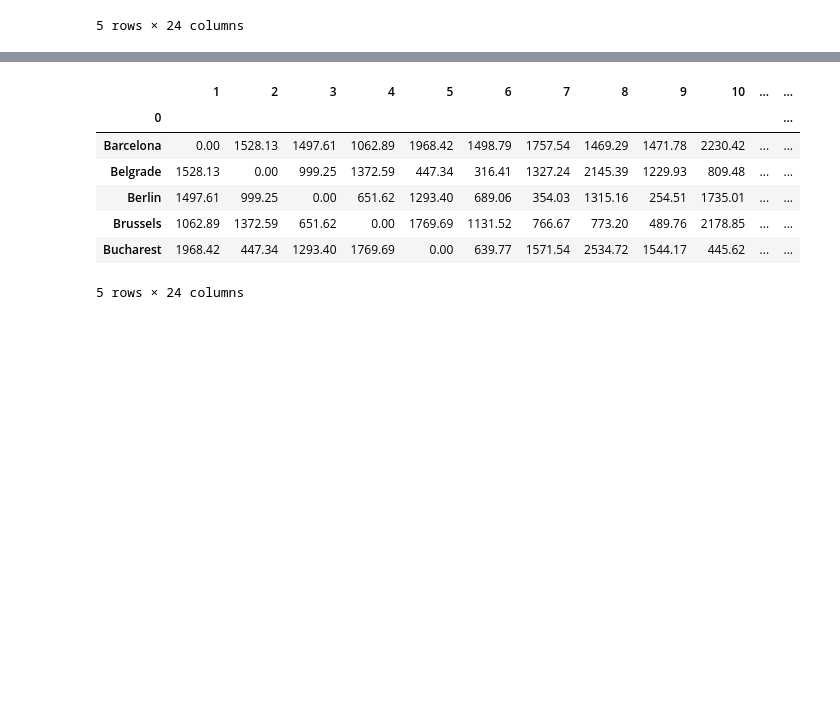
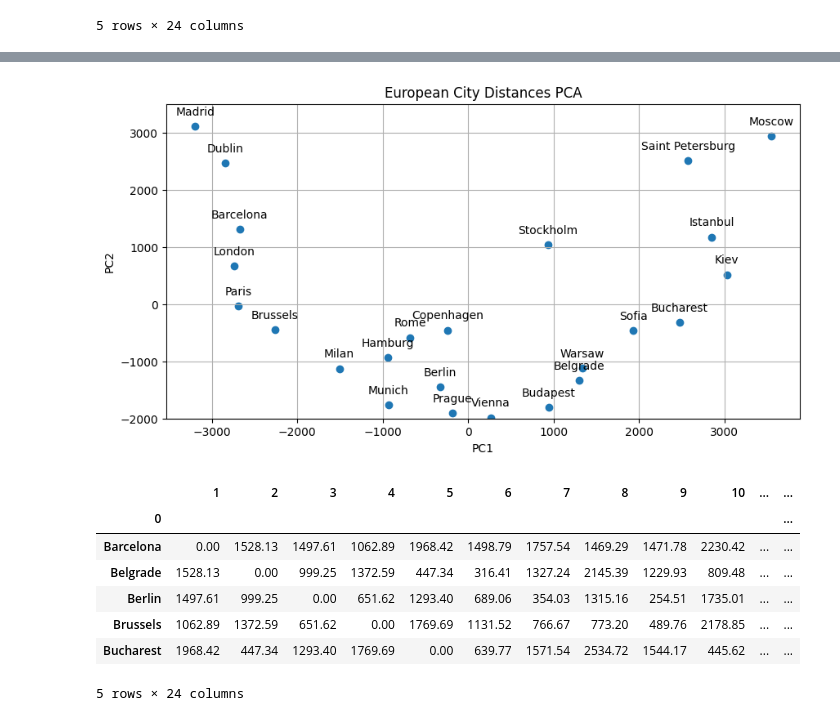
Before and after one commit to denverkim/DM_FALL2026, a Jupyter notebook: DM_LAB7.ipynb, the cells around one changed output, grey strips where cells are left out. Saved outputs shown, nothing was run; the diff lists cells and outputs as text; code cells hidden in the pictures; blank space fills up the shorter version.

```diff
--- a/DM_LAB7.ipynb
+++ b/DM_LAB7.ipynb
@@ -56,3 +56,12 @@ city.head()
 | Brussels | 1062.89 | 1372.59 | 651.62 | 0.00 | 1769.69 | 1131.52 | 766.67 | 773.20 | 489.76 | 2178.85 | ... |
 | Bucharest | 1968.42 | 447.34 | 1293.40 | 1769.69 | 0.00 | 639.77 | 1571.54 | 2534.72 | 1544.17 | 445.62 | ... |
 5 rows × 24 columns
+# %%
+# PCA
+from sklearn.decomposition import PCA
+
+pca = PCA(n_components=2)
+df = pca.fit_transform(city) #주성분
+df = pd.DataFrame(df)
+df.columns = ['PC1', 'PC2']
+df.head()
@@ -59 +75,18 @@ city.head()
+# %%
+# 2D projection
+import matplotlib.pyplot as plt
+
+plt.figure(figsize=(10,5))
+
+plt.scatter(df.PC1,df.PC2)
+plt.grid()
+plt.xlabel('PC1')
+plt.ylabel('PC2')
+plt.title('European City Distances PCA')
+for x, y, c in zip(df.PC1, df.PC2, city.index):
+    plt.annotate(xy=[x,y], text=c, ha='center', xytext=[0,10], textcoords='offset points')
+plt.ylim(-2000,3500)
+plt.show()
+# %% [output]
+[figure, added]
 # %%
```
Also changed, not shown: parts of 2 cells of this notebook.
